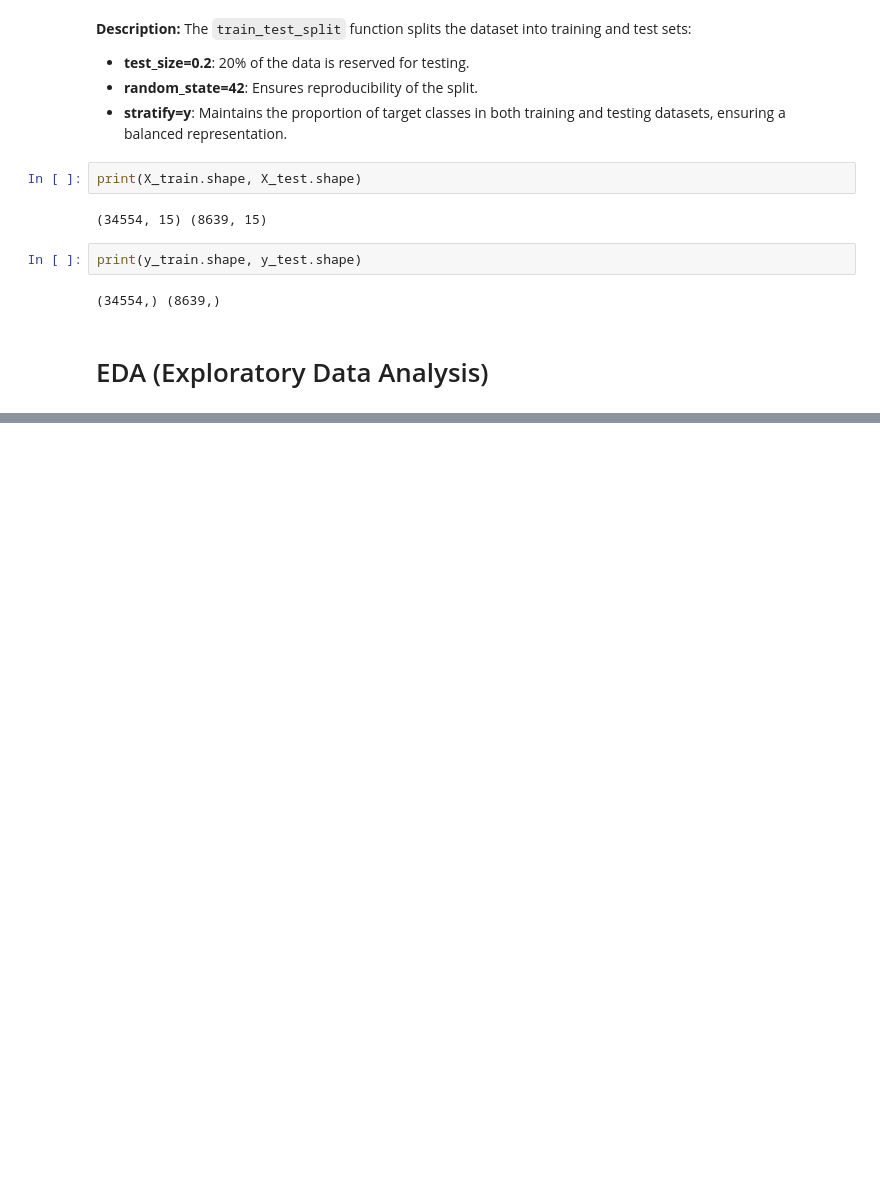
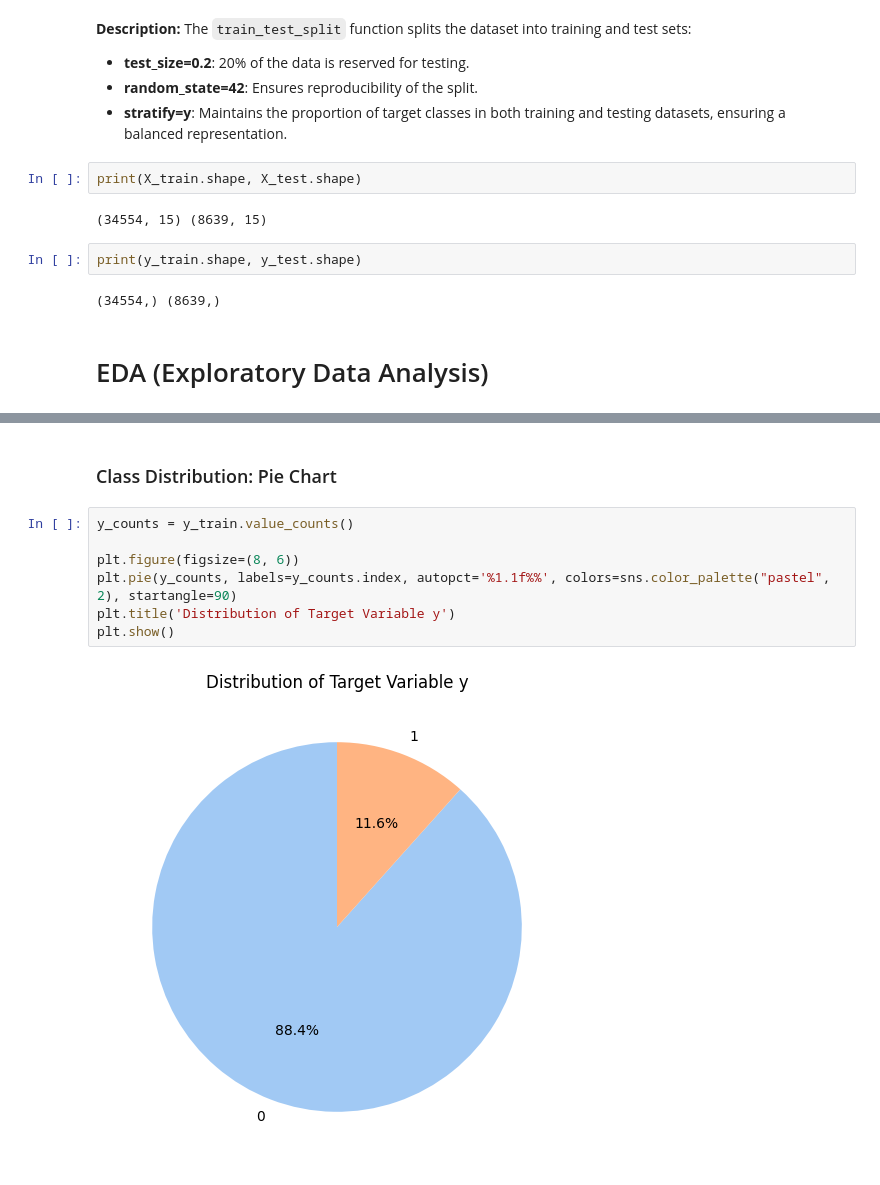
Before and after one commit to filipecorreia23/Bank-Term-Deposit-Prediction, a Jupyter notebook: notebooks/01. project-description-&-data-preparation-&-EDA.ipynb, the cells around one changed output, grey strips where cells are left out. Saved outputs shown, nothing was run; the diff lists cells and outputs as text; blank space fills up the shorter version.

```diff
--- a/notebooks/01. project-description-&-data-preparation-&-EDA.ipynb
+++ b/notebooks/01. project-description-&-data-preparation-&-EDA.ipynb
@@ -387,0 +613,11 @@ print(y_train.shape, y_test.shape)
+# %% [markdown]
+### Class Distribution: Pie Chart
+# %%
+y_counts = y_train.value_counts()
+
+plt.figure(figsize=(8, 6))
+plt.pie(y_counts, labels=y_counts.index, autopct='%1.1f%%', colors=sns.color_palette("pastel", 2), startangle=90)
+plt.title('Distribution of Target Variable y')
+plt.show()
+# %% [output]
+[figure, added]
```
Also changed, not shown: parts of 120 cells of this notebook.
